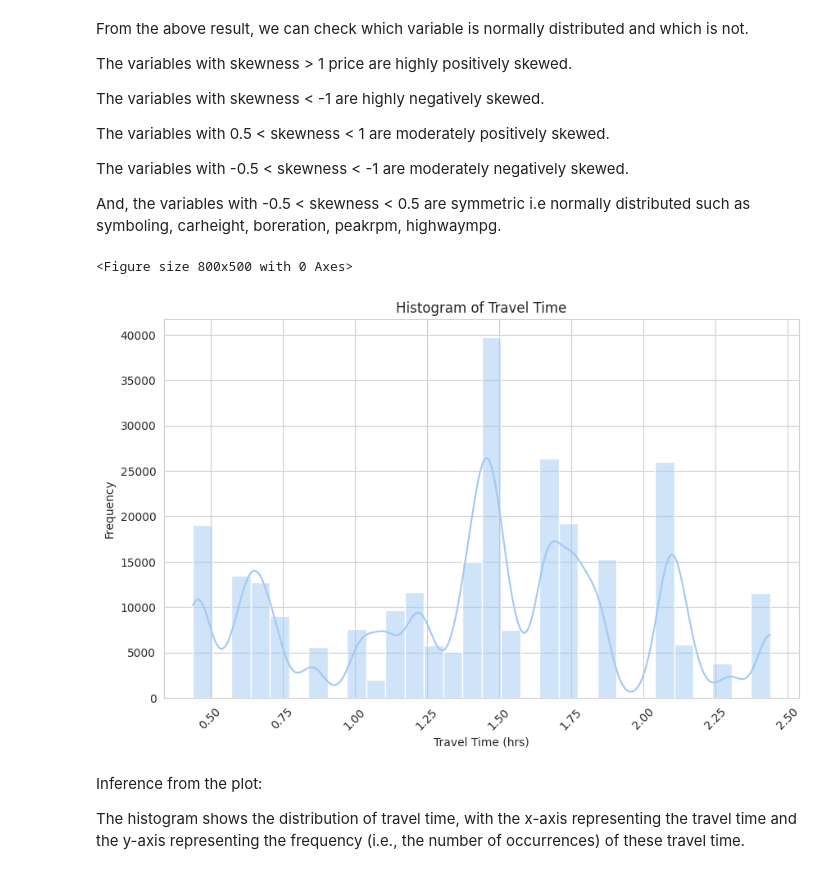
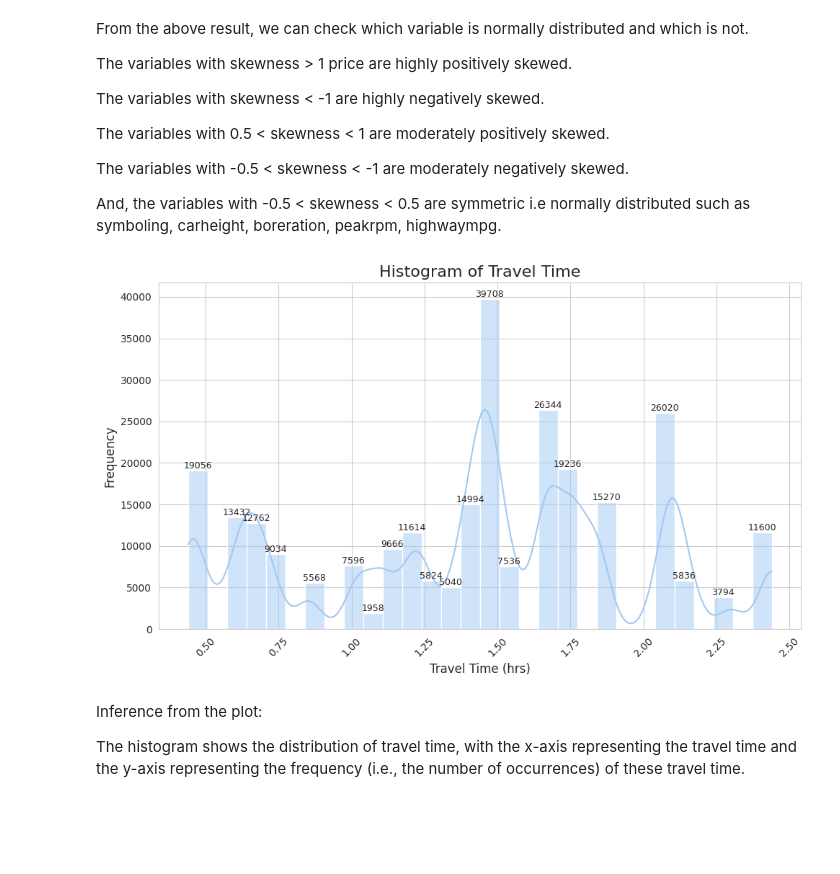
Before and after one commit to Deeppatel0510/Voyage-Analytics-Integrating-MLOps-in-Travel, a Jupyter notebook: Flight Prediction/Flight_Price_Prediction.ipynb, the cells around one changed output. Drawn from its saved outputs; the diff is of its cells as text; code cells hidden in the pictures; blank space fills up the shorter version.

Commit message:
Update notebooks: Flight price and gender classification models

```diff
--- a/Flight Prediction/Flight_Price_Prediction.ipynb
+++ b/Flight Prediction/Flight_Price_Prediction.ipynb
@@ -36,9 +40,9 @@ Drive already mounted at /content/drive; to attempt to forcibly remount, call dr
 
 #**Data Ingestion**
 # %%
-flight_df=pd.read_csv("/content/drive/MyDrive/Master Degree Capstone/Travel Prediction/flights.csv",on_bad_lines='skip')
-hotel_df=pd.read_csv("/content/drive/MyDrive/Master Degree Capstone/Travel Prediction/hotels.csv",on_bad_lines='skip')
-user_df=pd.read_csv("/content/drive/MyDrive/Master Degree Capstone/Travel Prediction/users.csv",on_bad_lines='skip')
+flight_df=pd.read_csv("/content/drive/MyDrive/Master Degree Capstone/flights.csv",on_bad_lines='skip')
+hotel_df=pd.read_csv("/content/drive/MyDrive/Master Degree Capstone/hotels.csv",on_bad_lines='skip')
+user_df=pd.read_csv("/content/drive/MyDrive/Master Degree Capstone/users.csv",on_bad_lines='skip')
 # %%
 # Display the first few rows of the flight dataset
 flight_df.head()
@@ -284,21 +294,33 @@ The variables with -0.5 < skewness < -1 are moderately negatively skewed.
 
 And, the variables with -0.5 < skewness < 0.5 are symmetric i.e normally distributed such as symboling, carheight, boreration, peakrpm, highwaympg.
 # %%
-# Data visualization with improved aesthetics
+# Set the style and palette
 sns.set_style('whitegrid')
 sns.set_palette('pastel')
-plt.figure(figsize=(8,5))  # Reduced figure size
-# Data visualization
+
+# Plot
 plt.figure(figsize=(10, 6))
-sns.histplot(flight_filtered_df['time'], bins=30, kde=True)
-plt.title('Histogram of Travel Time')
-plt.xlabel('Travel Time (hrs)')
-plt.ylabel('Frequency')
+hist_plot = sns.histplot(flight_filtered_df['time'], bins=30, kde=True)
+
+# Beautify the chart
+plt.title('Histogram of Travel Time', fontsize=16)
+plt.xlabel('Travel Time (hrs)', fontsize=12)
+plt.ylabel('Frequency', fontsize=12)
 plt.xticks(rotation=45)
+
+# Add value labels on top of each histogram bar
+for patch in hist_plot.patches:
+    height = patch.get_height()
+    if height > 0:
+        plt.text(patch.get_x() + patch.get_width() / 2,
+                 height,
+                 f'{int(height)}',
+                 ha='center', va='bottom', fontsize=9)
+
+plt.tight_layout()
 plt.show()
 # %% [output]
-<Figure size 800x500 with 0 Axes>
-[figure, old version]
+[figure, new version]
 # %% [markdown]
 Inference from the plot:
 
```
Also changed, not shown: parts of 42 cells of this notebook, 1 other file.
